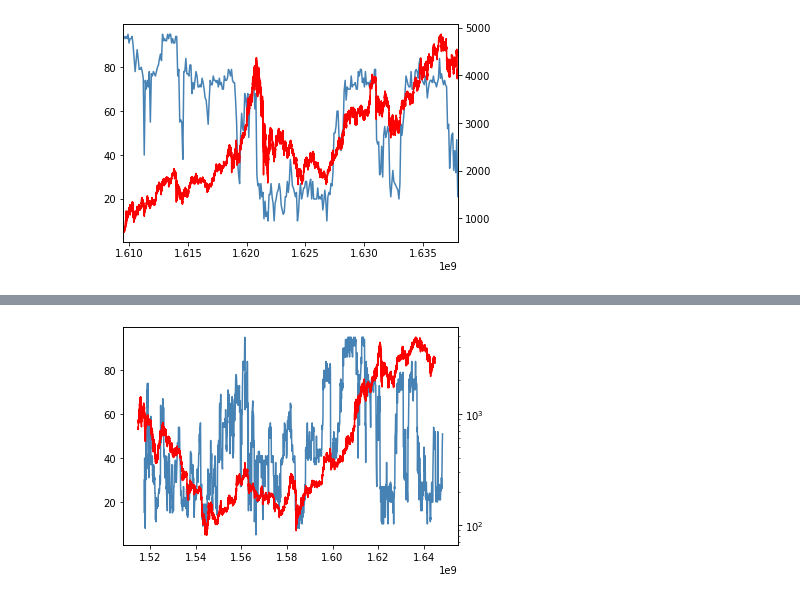
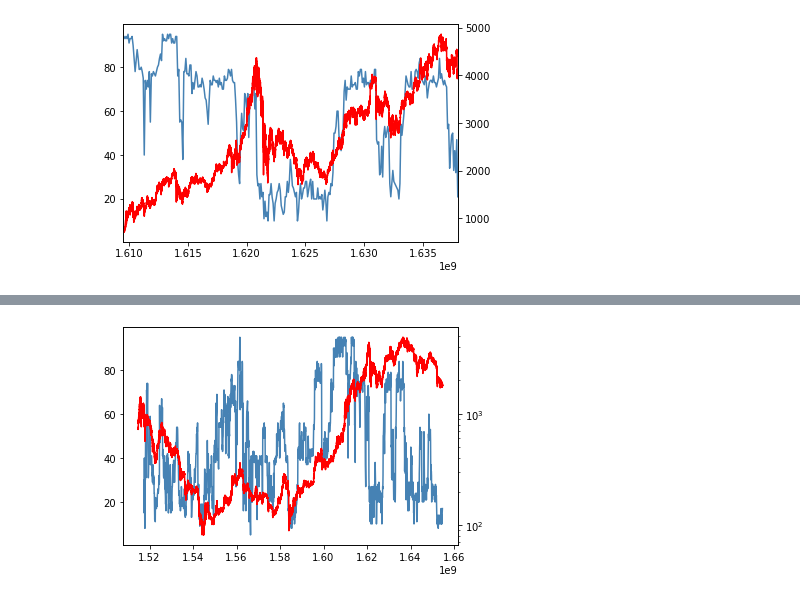
Before and after one commit to varriaza/Strategy-Performance, a Jupyter notebook: init_data.ipynb, the cells around one changed output, grey strips where cells are left out. Saved outputs shown, nothing was run; the diff lists cells and outputs as text; code cells hidden in the pictures.

```diff
--- a/init_data.ipynb
+++ b/init_data.ipynb
@@ -396,7 +451,7 @@ col1 = 'steelblue'
 col2 = 'red'
 #define subplots
 fig,ax = plt.subplots()
-ax.plot(fng_df.timestamp, fng_df.value, color=col1)
+ax.plot(fng_data.timestamp, fng_data.value, color=col1)
 # ax.set_yscale('log')
 ax2 = ax.twinx()
 #add second line to plot
@@ -409 +464 @@ End datetime:   2022-02-16 09:40:00
-[figure, old version]
+[figure, new version]
```
Also changed, not shown: parts of 9 cells of this notebook, 19 other files.
